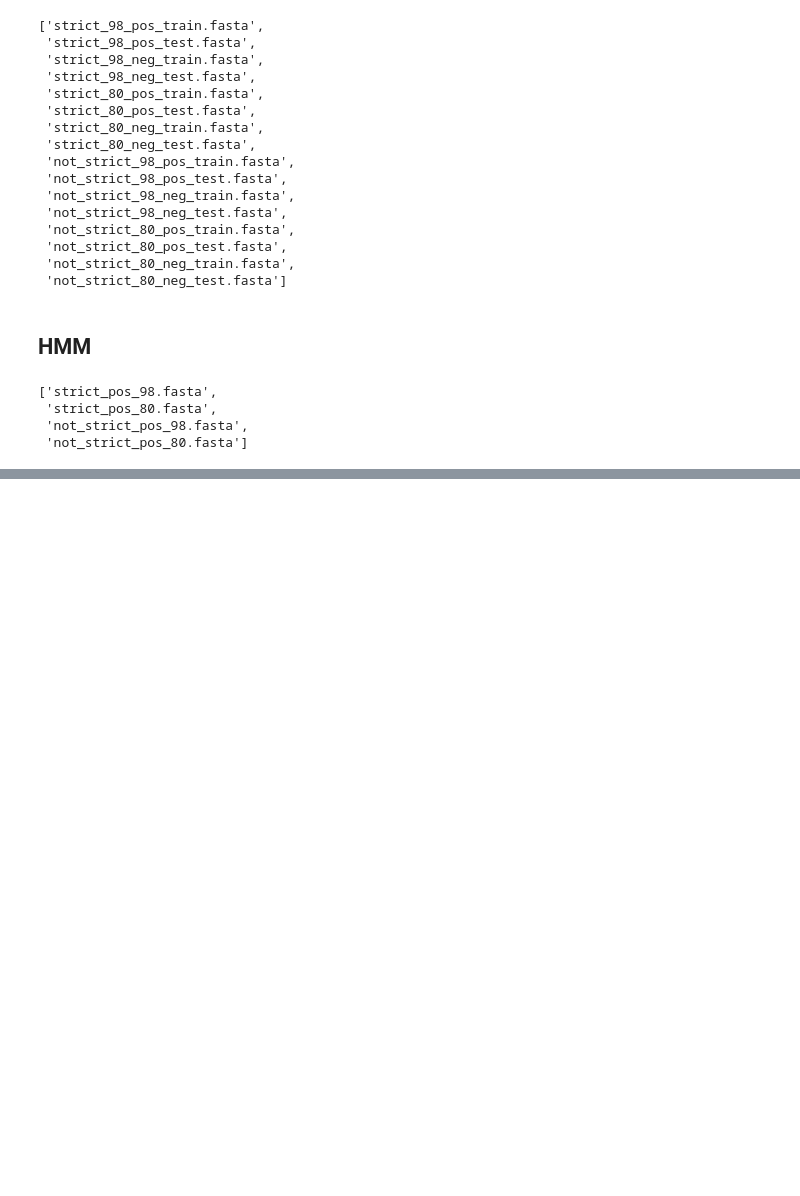
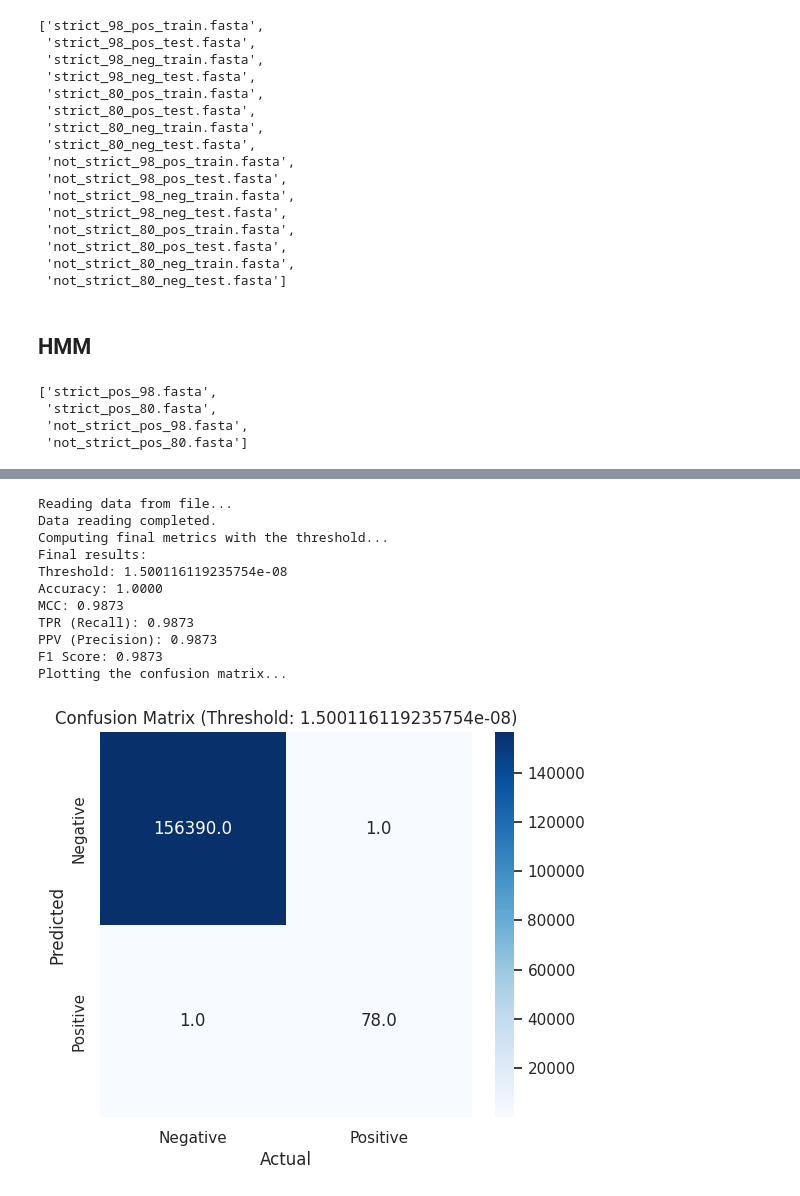
Before and after one commit to heispv/lab-of-bioinformatics-project, a Jupyter notebook: lab_final_project.ipynb, the cells around one changed output, grey strips where cells are left out. Saved outputs shown, nothing was run; the diff lists cells and outputs as text; code cells hidden in the pictures; blank space fills up the shorter version.

```diff
--- a/lab_final_project.ipynb
+++ b/lab_final_project.ipynb
@@ -1027,0 +1125,16 @@ cat: strict_bpti.blast: No such file or directory
+# %%
+test_98 = 'strict_98_test.data'
+evaluate_thresholds(test_98, opt_th_98)
+# %% [output]
+Reading data from file...
+Data reading completed.
+Computing final metrics with the threshold...
+Final results:
+Threshold: 1.500116119235754e-08
+Accuracy: 1.0000
+MCC: 0.9873
+TPR (Recall): 0.9873
+PPV (Precision): 0.9873
+F1 Score: 0.9873
+Plotting the confusion matrix...
+[figure, added]
```
Also changed, not shown: parts of 29 cells of this notebook.
